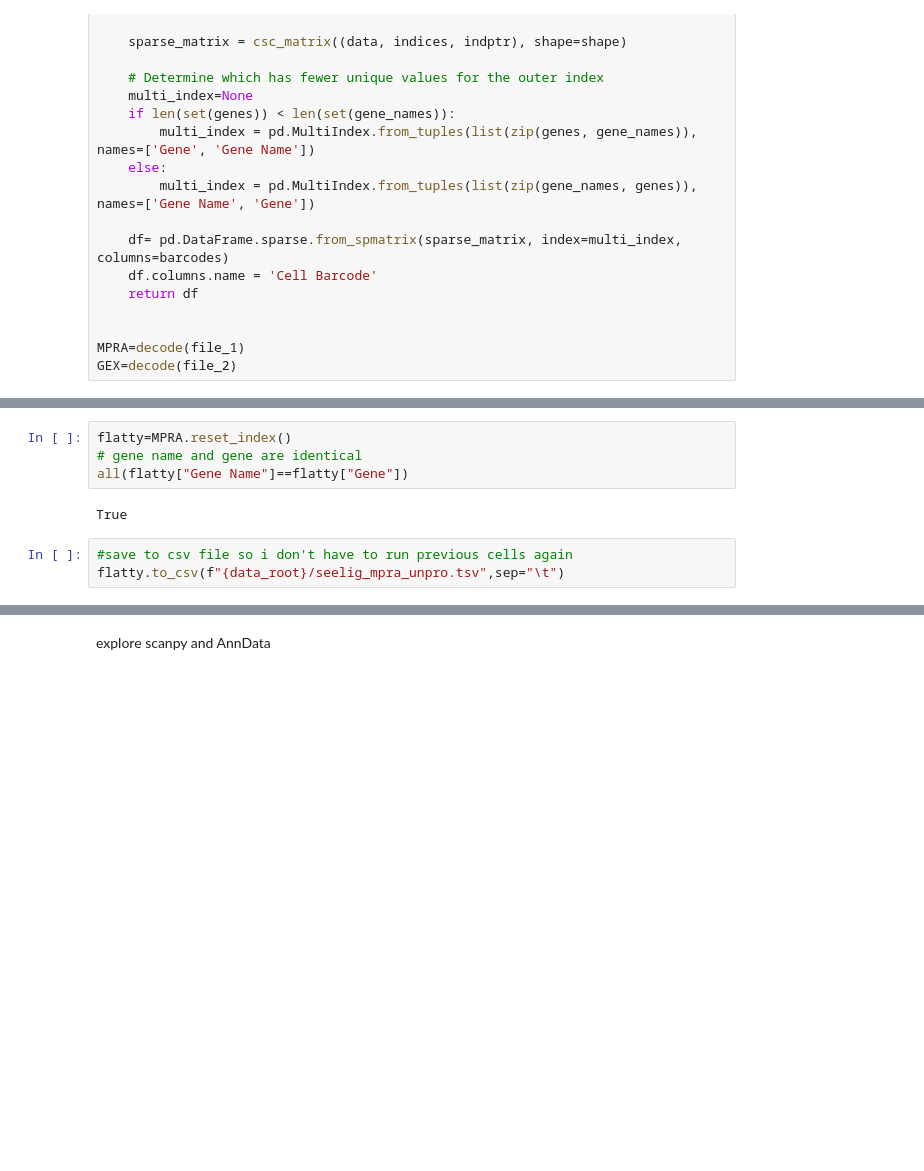
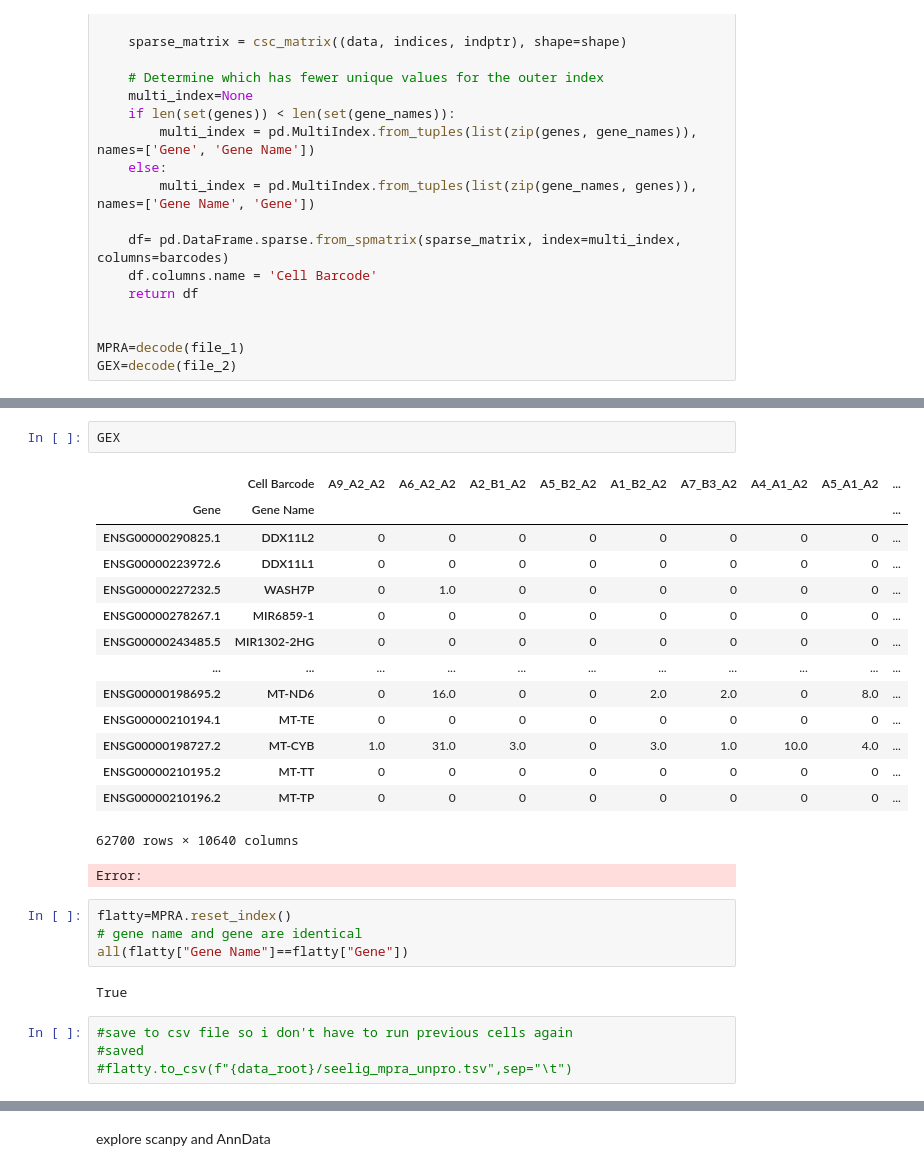
Before and after one commit to Reilly-Lab-Yale/tabula-rasa, a Jupyter notebook: notebooks/00_preprocessing.ipynb, the cells around one changed output, grey strips where cells are left out. Drawn from its saved outputs; the diff is of its cells as text; blank space fills up the shorter version.

```diff
--- a/notebooks/00_susanna_working.ipynb
+++ b/notebooks/00_preprocessing.ipynb
@@ -88,3 +150,21 @@ GEX=decode(file_2)
+# %%
+GEX
+# %% [output]
+|  | Cell Barcode | A9_A2_A2 | A6_A2_A2 | A2_B1_A2 | A5_B2_A2 | A1_B2_A2 | A7_B3_A2 | A4_A1_A2 | A5_A1_A2 | ... |
+| Gene | Gene Name |  |  |  |  |  |  |  |  | ... |
+| ENSG00000290825.1 | DDX11L2 | 0 | 0 | 0 | 0 | 0 | 0 | 0 | 0 | ... |
+| ENSG00000223972.6 | DDX11L1 | 0 | 0 | 0 | 0 | 0 | 0 | 0 | 0 | ... |
+| ENSG00000227232.5 | WASH7P | 0 | 1.0 | 0 | 0 | 0 | 0 | 0 | 0 | ... |
+| ENSG00000278267.1 | MIR6859-1 | 0 | 0 | 0 | 0 | 0 | 0 | 0 | 0 | ... |
+| ENSG00000243485.5 | MIR1302-2HG | 0 | 0 | 0 | 0 | 0 | 0 | 0 | 0 | ... |
+| ... | ... | ... | ... | ... | ... | ... | ... | ... | ... | ... |
+| ENSG00000198695.2 | MT-ND6 | 0 | 16.0 | 0 | 0 | 2.0 | 2.0 | 0 | 8.0 | ... |
+| ENSG00000210194.1 | MT-TE | 0 | 0 | 0 | 0 | 0 | 0 | 0 | 0 | ... |
+| ENSG00000198727.2 | MT-CYB | 1.0 | 31.0 | 3.0 | 0 | 3.0 | 1.0 | 10.0 | 4.0 | ... |
+| ENSG00000210195.2 | MT-TT | 0 | 0 | 0 | 0 | 0 | 0 | 0 | 0 | ... |
+| ENSG00000210196.2 | MT-TP | 0 | 0 | 0 | 0 | 0 | 0 | 0 | 0 | ... |
+62700 rows × 10640 columns
+Error:
 # %%
 flatty=MPRA.reset_index()
 # gene name and gene are identical
@@ -93,5 +173,6 @@ all(flatty["Gene Name"]==flatty["Gene"])
 True
 # %%
 #save to csv file so i don't have to run previous cells again
-flatty.to_csv(f"{data_root}/seelig_mpra_unpro.tsv",sep="\t")
+#saved
+#flatty.to_csv(f"{data_root}/seelig_mpra_unpro.tsv",sep="\t")
 # %%
```
Also changed, not shown: parts of 15 cells of this notebook, 1 other file.
